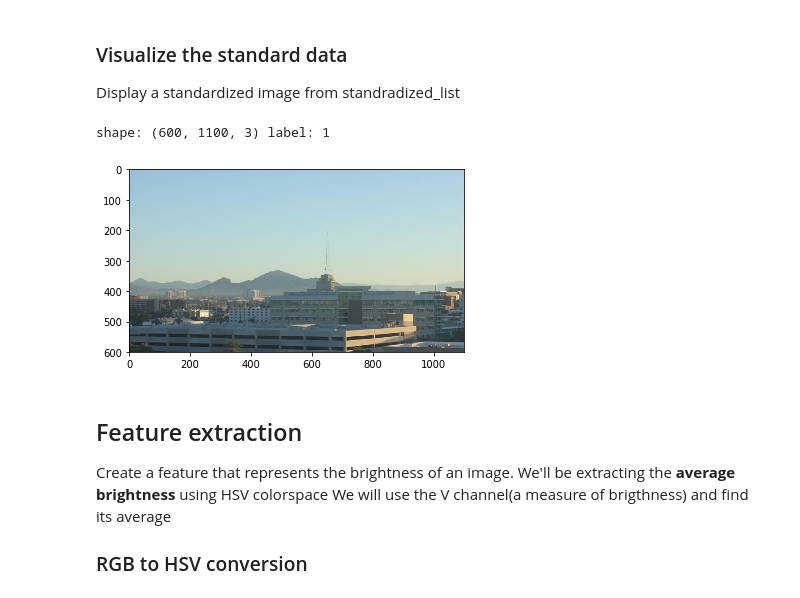
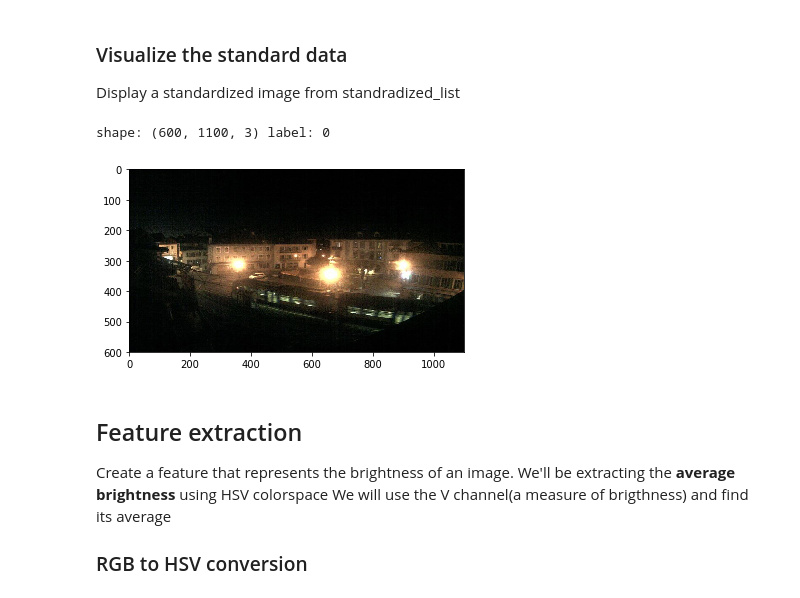
Before and after one commit to Jaiaaryan/CVND, a Jupyter notebook: chp1/image_representation/dayandnightimageclassifier.ipynb, the cells around one changed output. Cells and saved outputs as stored; diff of their text form; code cells hidden in the pictures.

```diff
--- a/chp1/dayandnightimageclassifier.ipynb
+++ b/chp1/image_representation/dayandnightimageclassifier.ipynb
@@ -136,14 +136,14 @@ standardized_list = standardize(image_list_training)
 ### Visualize the standard data
 Display a standardized image from standradized_list
 # %%
-image_num = 0
+image_num = 190
 selected_image = standardized_list[image_num][0]
 selected_label = standardized_list[image_num][1]
 plt.imshow(selected_image)
 print('shape:',selected_image.shape,'label:', selected_label)
 # %% [output]
-shape: (600, 1100, 3) label: 1
+shape: (600, 1100, 3) label: 0
-[figure, old version]
+[figure, new version]
 # %% [markdown]
 ## Feature extraction
  Create a feature that represents the brightness of an image. We'll be extracting the **average brightness** using HSV colorspace
```
Also changed, not shown: parts of 1 cell of this notebook, 7 other files.
